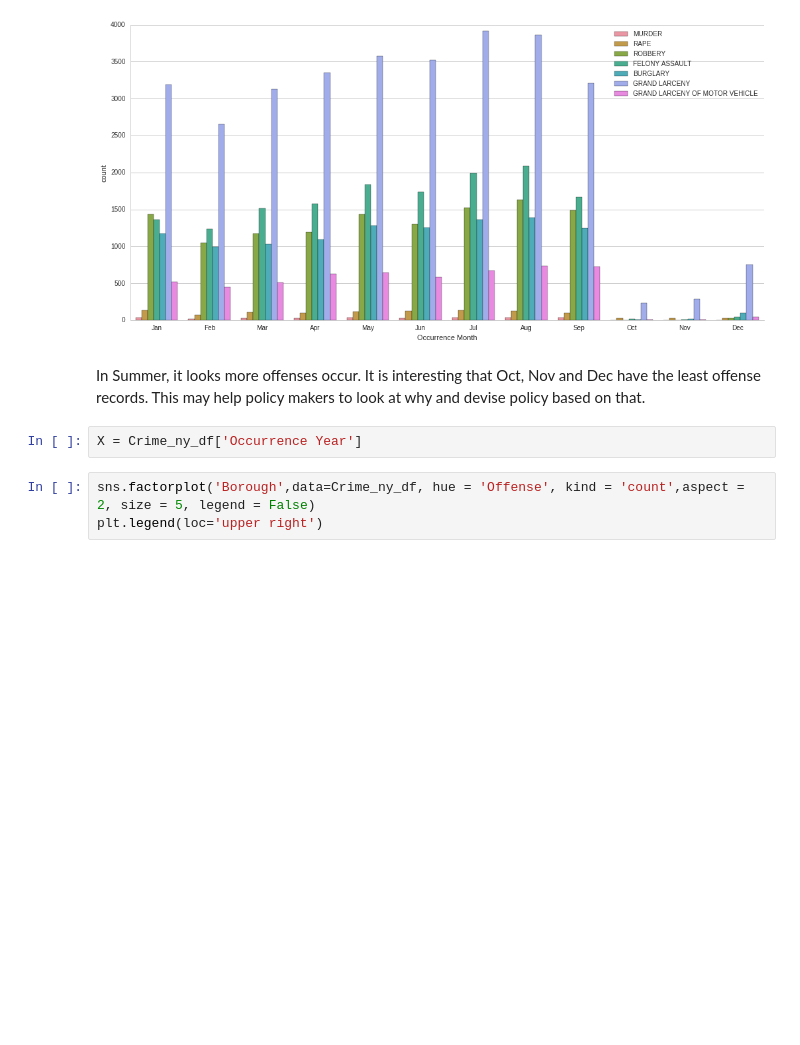
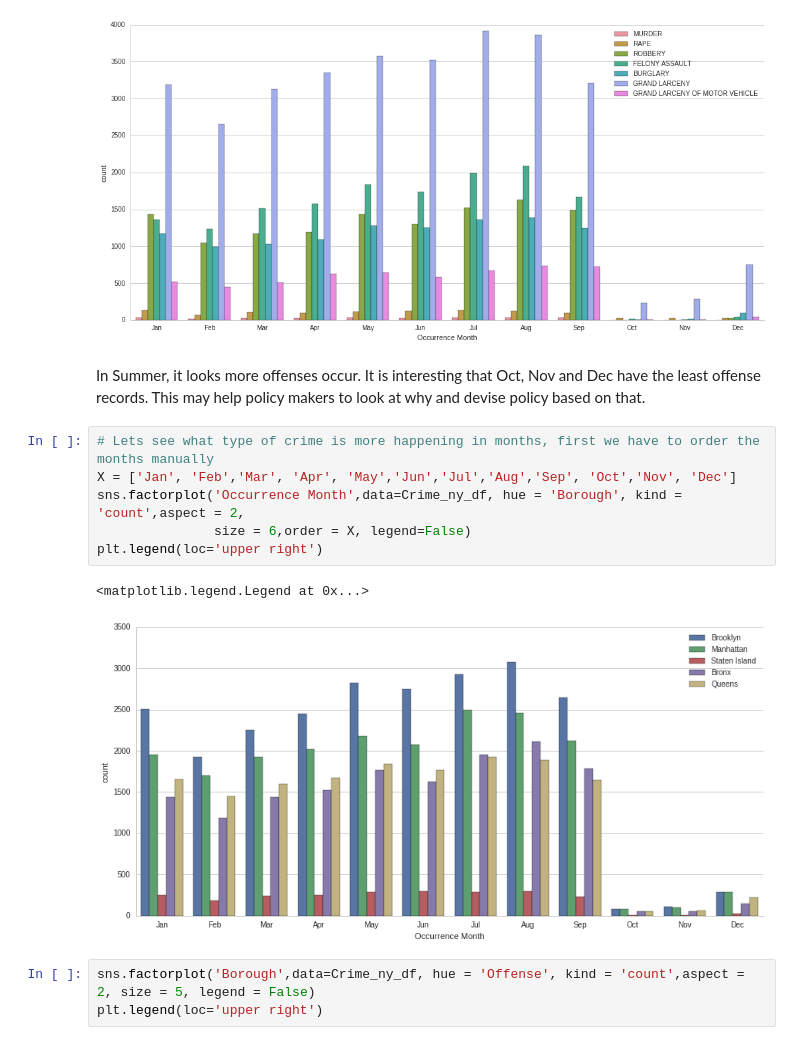
Before and after one commit to Raey2014/data_analysis_visualization, a Jupyter notebook: NY_crime_data_modified.ipynb, the cells around one changed output. Saved outputs shown, nothing was run; the diff lists cells and outputs as text; blank space fills up the shorter version.

```diff
--- a/NY_crime_data_modified.ipynb
+++ b/NY_crime_data_modified.ipynb
@@ -129,8 +129,15 @@ plt.legend(loc='upper right')
 [figure]
 # %% [markdown]
 In Summer,  it looks more offenses occur. It is interesting that Oct, Nov and Dec have the least offense records. This may help policy makers to look at why and devise policy based on that.
-# %%
-X = Crime_ny_df['Occurrence Year']
+# %%
+# Lets see what type of crime is more happening in months, first we have to order the months manually
+X = ['Jan', 'Feb','Mar', 'Apr', 'May','Jun','Jul','Aug','Sep', 'Oct','Nov', 'Dec']
+sns.factorplot('Occurrence Month',data=Crime_ny_df, hue = 'Borough', kind = 'count',aspect = 2,
+               size = 6,order = X, legend=False)
+plt.legend(loc='upper right')
+# %% [output]
+<matplotlib.legend.Legend at 0x...>
+[figure, added]
 # %%
 sns.factorplot('Borough',data=Crime_ny_df, hue = 'Offense', kind = 'count',aspect = 2, size = 5, legend = False)
 plt.legend(loc='upper right')
```
Also changed, not shown: parts of 16 cells of this notebook.
